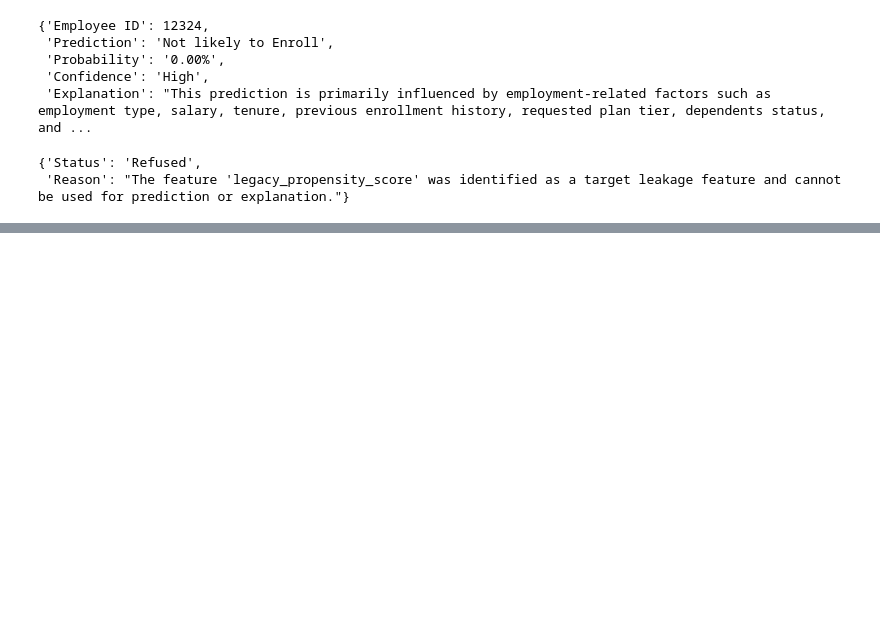
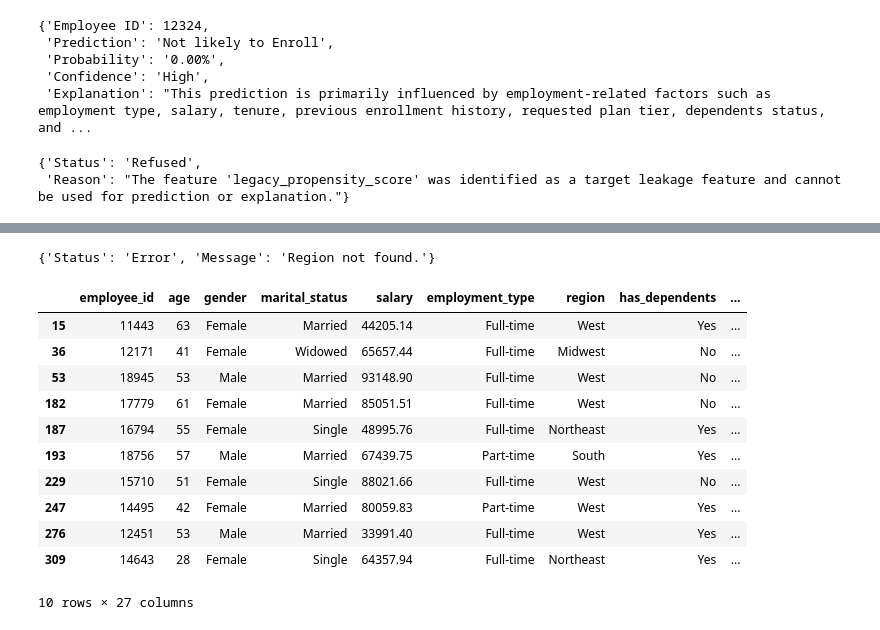
Before and after one commit to varadrathi18/froncort-insurance-enrollment-prediction, a Jupyter notebook: notebooks/05_final_submission.ipynb .ipynb, the cells around one changed output, grey strips where cells are left out. Drawn from its saved outputs; the diff is of its cells as text; code cells hidden in the pictures; blank space fills up the shorter version.

```diff
--- a/notebooks/04_final_submission.ipynb .ipynb
+++ b/notebooks/05_final_submission.ipynb .ipynb
@@ -400,0 +420,22 @@ explain_prediction(
+# %%
+lookup_region_profile("Mars")
+# %% [output]
+{'Status': 'Error', 'Message': 'Region not found.'}
+# %%
+employee_predictions[
+    (employee_predictions["predicted_probability"] >= 0.70) &
+    (employee_predictions["predicted_probability"] < 0.90)
+].head(10)
+# %% [output]
+|  | employee_id | age | gender | marital_status | salary | employment_type | region | has_dependents | ... |
+| 15 | 11443 | 63 | Female | Married | 44205.14 | Full-time | West | Yes | ... |
+| 36 | 12171 | 41 | Female | Widowed | 65657.44 | Full-time | Midwest | No | ... |
+| 53 | 18945 | 53 | Male | Married | 93148.90 | Full-time | West | No | ... |
+| 182 | 17779 | 61 | Female | Married | 85051.51 | Full-time | West | No | ... |
+| 187 | 16794 | 55 | Female | Single | 48995.76 | Full-time | Northeast | Yes | ... |
+| 193 | 18756 | 57 | Male | Married | 67439.75 | Part-time | South | Yes | ... |
+| 229 | 15710 | 51 | Female | Single | 88021.66 | Full-time | West | No | ... |
+| 247 | 14495 | 42 | Female | Married | 80059.83 | Part-time | West | Yes | ... |
+| 276 | 12451 | 53 | Male | Married | 33991.40 | Full-time | West | Yes | ... |
+| 309 | 14643 | 28 | Female | Single | 64357.94 | Full-time | Northeast | Yes | ... |
+10 rows × 27 columns
```
Also changed, not shown: parts of 22 cells of this notebook, 4 other files.
